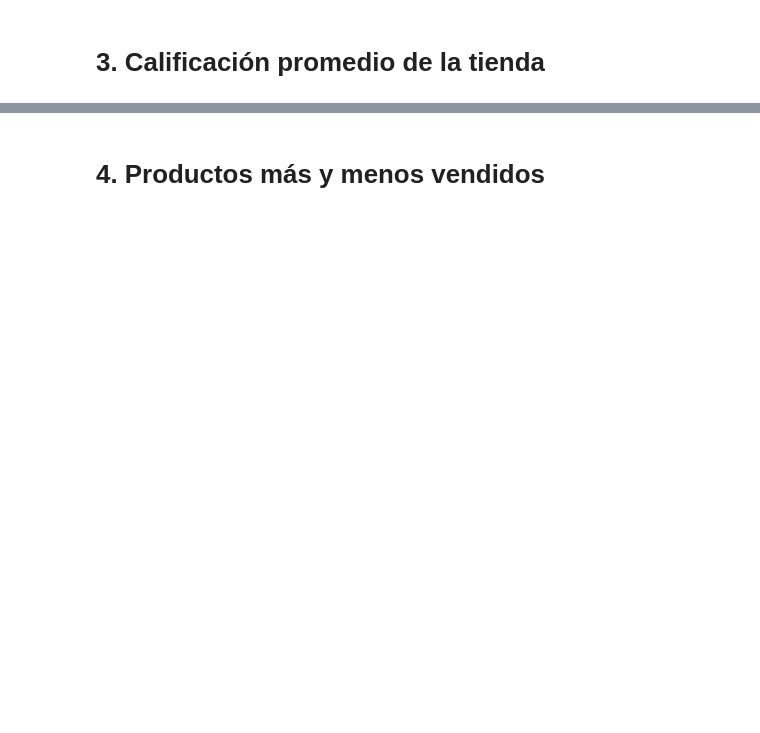
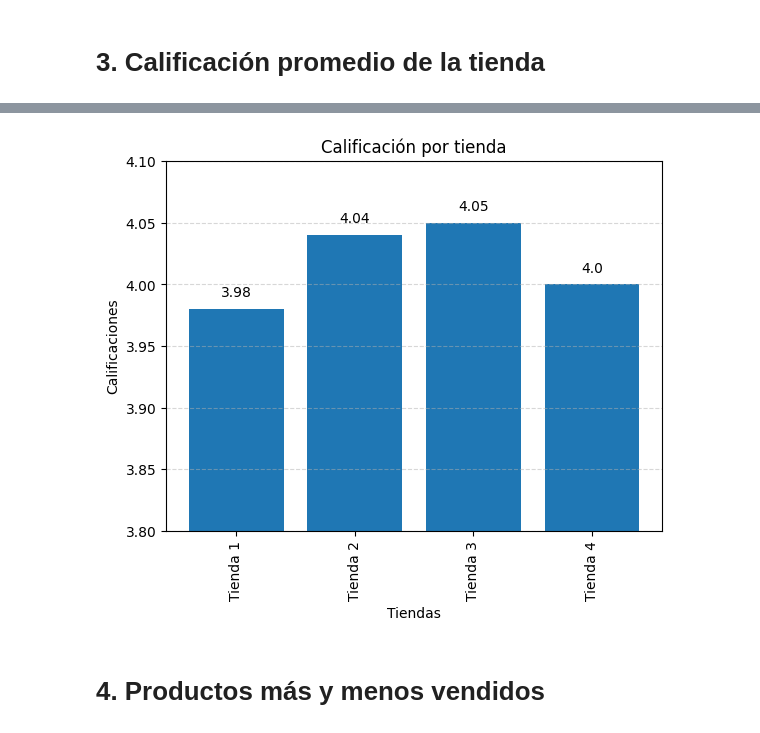
Before and after one commit to SandroEsteban/challenge-alura-store, a Jupyter notebook: AluraStoreLatam.ipynb, the cells around one changed output, grey strips where cells are left out. Cells and saved outputs as stored; diff of their text form; code cells hidden in the pictures; blank space fills up the shorter version.

```diff
--- a/AluraStoreLatam.ipynb
+++ b/AluraStoreLatam.ipynb
@@ -32,2 +198,20 @@ tienda.head()
+# %%
+calificaciones_tiendas = [promedio_tienda1, promedio_tienda2, promedio_tienda3, promedio_tienda4]
+
+plt.bar(tiendas, calificaciones_tiendas)
+plt.title("Calificación por tienda")
+plt.xlabel("Tiendas")
+plt.ylabel("Calificaciones")
+plt.ylim(3.8, 4.1)
+plt.grid(axis='y', linestyle='--', alpha=0.5)
+plt.xticks(rotation=90)
+
+for i, valor in enumerate(calificaciones_tiendas):
+    plt.text(i, valor + 0.01, str(valor), ha='center')
+
+
+plt.show()
+# %% [output]
+[figure, added]
 # %% [markdown]
 # 4. Productos más y menos vendidos
```
Also changed, not shown: parts of 15 cells of this notebook.
